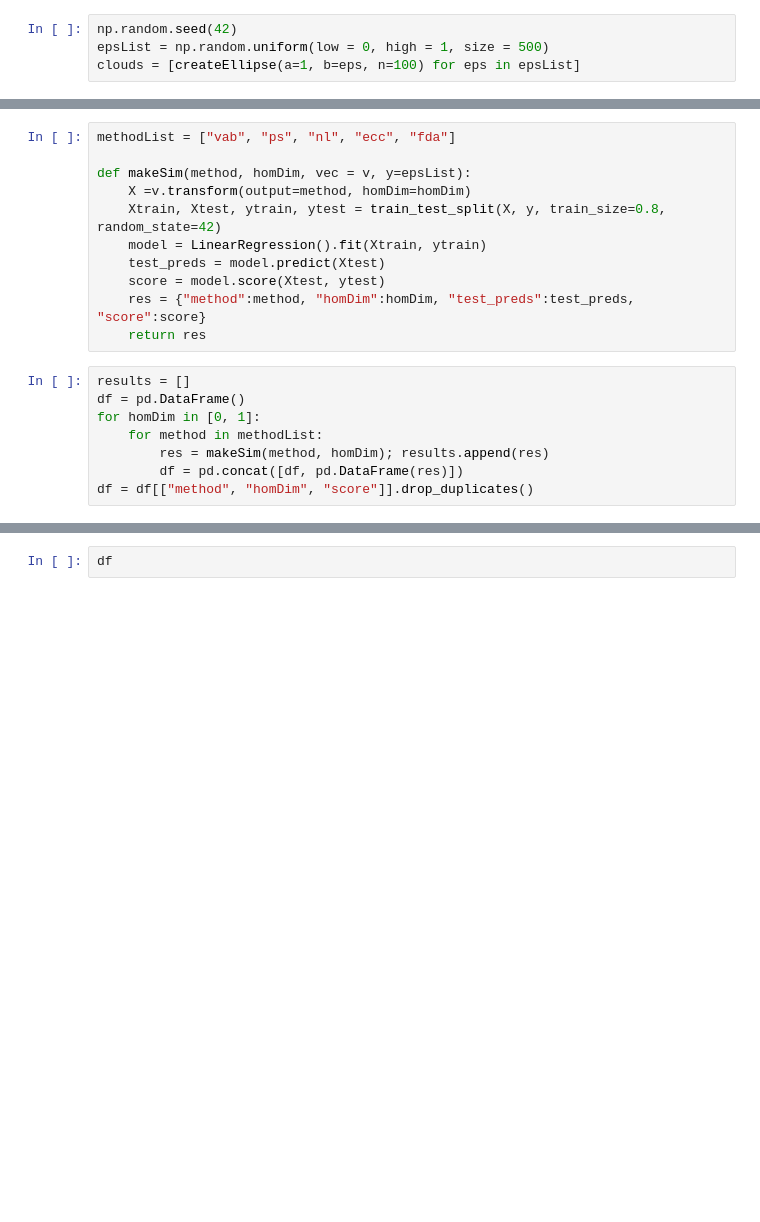
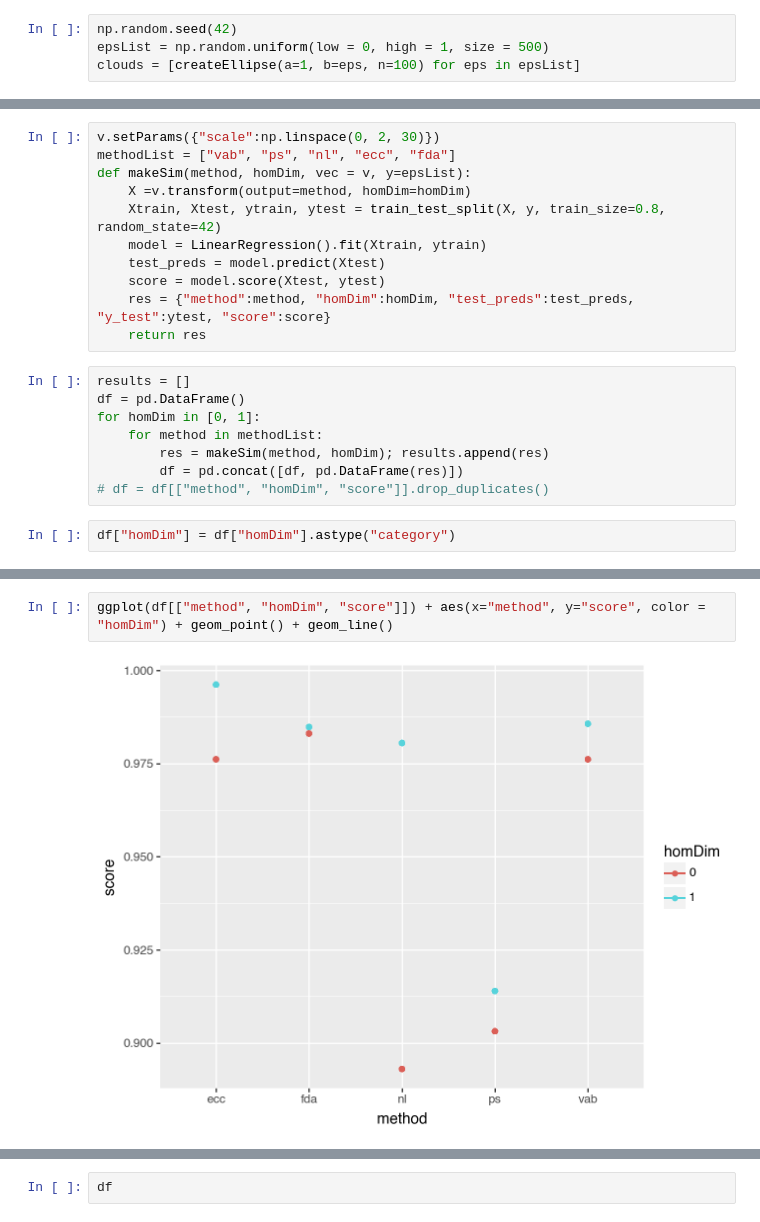
Before and after one commit to ALuchinsky/tdavec, a Jupyter notebook: sample_notebook/circle_vs_ellipse.ipynb, the cells around one changed output, grey strips where cells are left out. Saved outputs shown, nothing was run; the diff lists cells and outputs as text; blank space fills up the shorter version.

Commit message:
Some more plots in the sample notebook

```diff
--- a/sample_notebook/circle_vs_ellipse.ipynb
+++ b/sample_notebook/circle_vs_ellipse.ipynb
@@ -33,13 +28,13 @@ plt.legend()
 # %%
+v.setParams({"scale":np.linspace(0, 2, 30)})
 methodList = ["vab", "ps", "nl", "ecc", "fda"]
-
 def makeSim(method, homDim, vec = v, y=epsList):
     X =v.transform(output=method, homDim=homDim)
     Xtrain, Xtest, ytrain, ytest = train_test_split(X, y, train_size=0.8, random_state=42)
     model = LinearRegression().fit(Xtrain, ytrain)
     test_preds = model.predict(Xtest)
     score = model.score(Xtest, ytest)
-    res = {"method":method, "homDim":homDim, "test_preds":test_preds, "score":score}
+    res = {"method":method, "homDim":homDim, "test_preds":test_preds, "y_test":ytest, "score":score}
     return res
 # %%
 results = []
@@ -48,4 +43,6 @@ for homDim in [0, 1]:
     for method in methodList:
         res = makeSim(method, homDim); results.append(res)
         df = pd.concat([df, pd.DataFrame(res)])
-df = df[["method", "homDim", "score"]].drop_duplicates()
+# df = df[["method", "homDim", "score"]].drop_duplicates()
+# %%
+df["homDim"] = df["homDim"].astype("category")
@@ -51,0 +59,4 @@ df = df[["method", "homDim", "score"]].drop_duplicates()
+# %%
+ggplot(df[["method", "homDim", "score"]]) + aes(x="method", y="score", color = "homDim") + geom_point() + geom_line()
+# %% [output]
+[figure, added]
```
Also changed, not shown: parts of 9 cells of this notebook.
